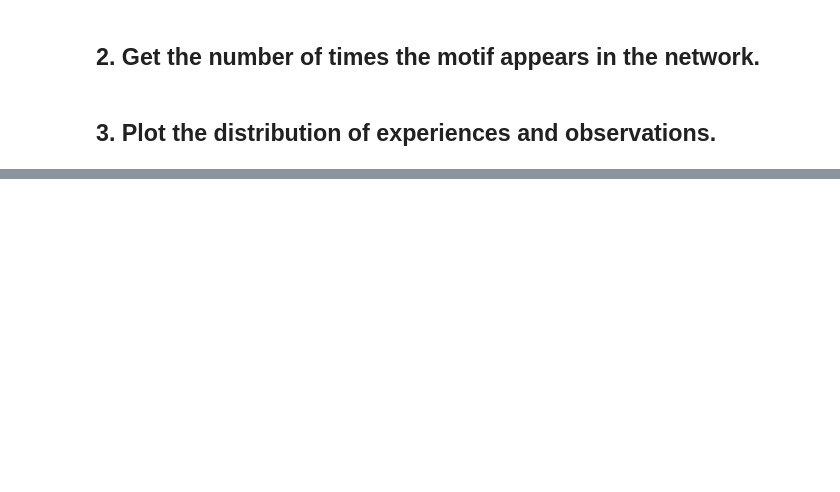
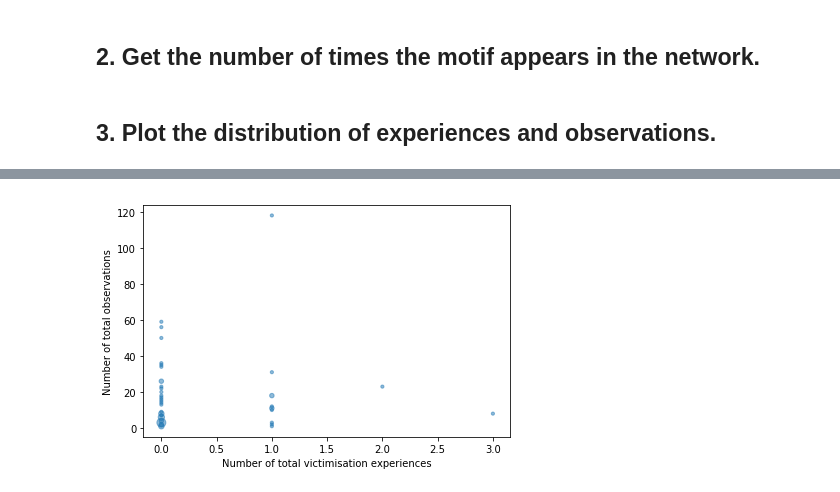
Before and after one commit to social-research/cheating, a Jupyter notebook: 06-combine-two-mechanisms.ipynb, the cells around one changed output, grey strips where cells are left out. Saved outputs shown, nothing was run; the diff lists cells and outputs as text; code cells hidden in the pictures; blank space fills up the shorter version.

```diff
--- a/06-combine-two-mechanisms.ipynb
+++ b/06-combine-two-mechanisms.ipynb
@@ -18,3 +21,10 @@ vic_tab.registerTempTable("vic_tab")
 # Read a summary table of the observation-based mechanism.
 obs_tab = spark.read.parquet("s3://jinny-capstone-data-test/summary-tables/emp-net/obs_tab.parquet")
 obs_tab.registerTempTable("obs_tab")
+# %%
+# Show the first few rows of each dataset.
+vic_tab.show(5)
+obs_tab.show(5)
+
+obs_df = obs_tab.toPandas()
+vic_df = vic_tab.toPandas()
@@ -26,0 +51,7 @@ merged_tab.show(20)
+# %%
+dates_obs = obs_df[['id', 'start_date']]
+dates_vic = vic_df[['id', 'start_date']]
+dates_df = pd.concat([dates_obs, dates_vic])
+dates_df = dates_df.drop_duplicates(subset=['id', 'start_date'])
+dates_df = spark.createDataFrame(dates_df)
+dates_df.show(10)
@@ -26,0 +74,11 @@ merged_tab.show(20)
+# %%
+dates_df.registerTempTable("dates_df")
+add_obs_info = spark.sql("""SELECT t.id, t.start_date,
+                            CASE WHEN total_obs IS NULL THEN 0 ELSE total_obs END AS total_obs
+                            FROM dates_df t LEFT JOIN obs_tab o ON t.id = o.id""")
+add_obs_info.registerTempTable("add_obs_info")
+
+merged_df = spark.sql("""SELECT t.id, t.start_date, t.total_obs,
+                         CASE WHEN total_exp IS NULL THEN 0 ELSE total_exp END AS total_exp
+                         FROM add_obs_info t LEFT JOIN vic_tab o ON t.id = o.id""")
+merged_df.show(10)
@@ -35,3 +109,7 @@ motifs.show()
 print(motifs.count())
 # %% [markdown]
 ## 3. Plot the distribution of experiences and observations.
+# %%
+merged_tab = merged_df.toPandas()
+merged_tab = merged_tab.groupby(['total_obs', 'total_exp']).size().reset_index(name="freq")
+print(merged_tab.head(20))
@@ -38,10 +134,9 @@ print(motifs.count())
 # %%
-# bins = np.arange(0, complete_rows['period'].max() + 1.5) - 0.5
-fig = merged_tab.scatter(merged_tab['total_exp'], merged_tab['total_obs'])
+fig = plt.scatter(merged_tab['total_exp'], merged_tab['total_obs'], s=merged_tab['freq']*10, alpha=0.5)
 plt.title('')
-# plt.xlim(xmin = 0)
-# plt.xlim(xmax = 1)
 plt.xlabel('Number of total victimisation experiences')
 plt.ylabel('Number of total observations')
 plt.tight_layout()
 plt.show()
+# %% [output]
+[figure, added]
```
Also changed, not shown: parts of 6 cells of this notebook, 4 other files.
